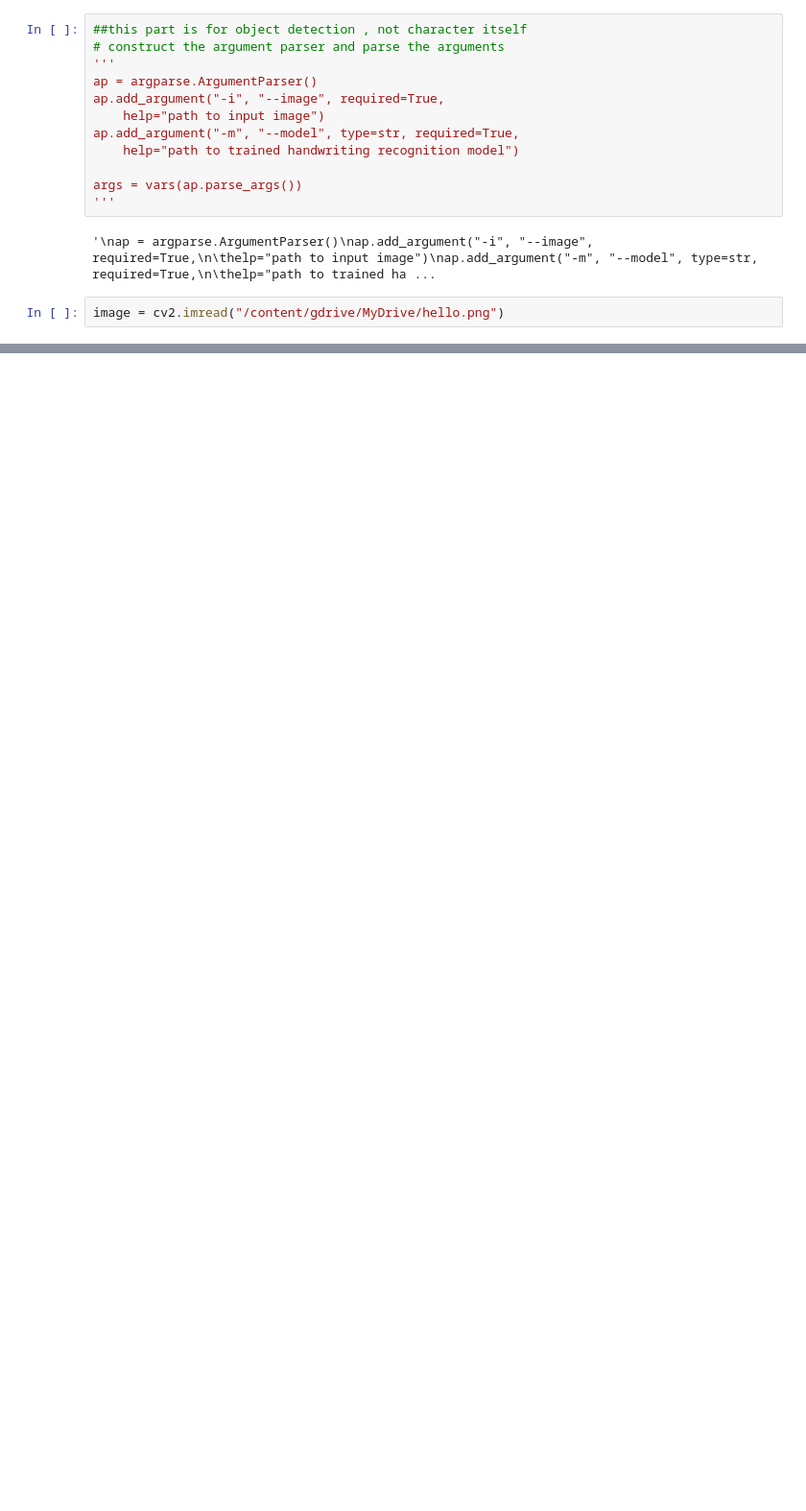
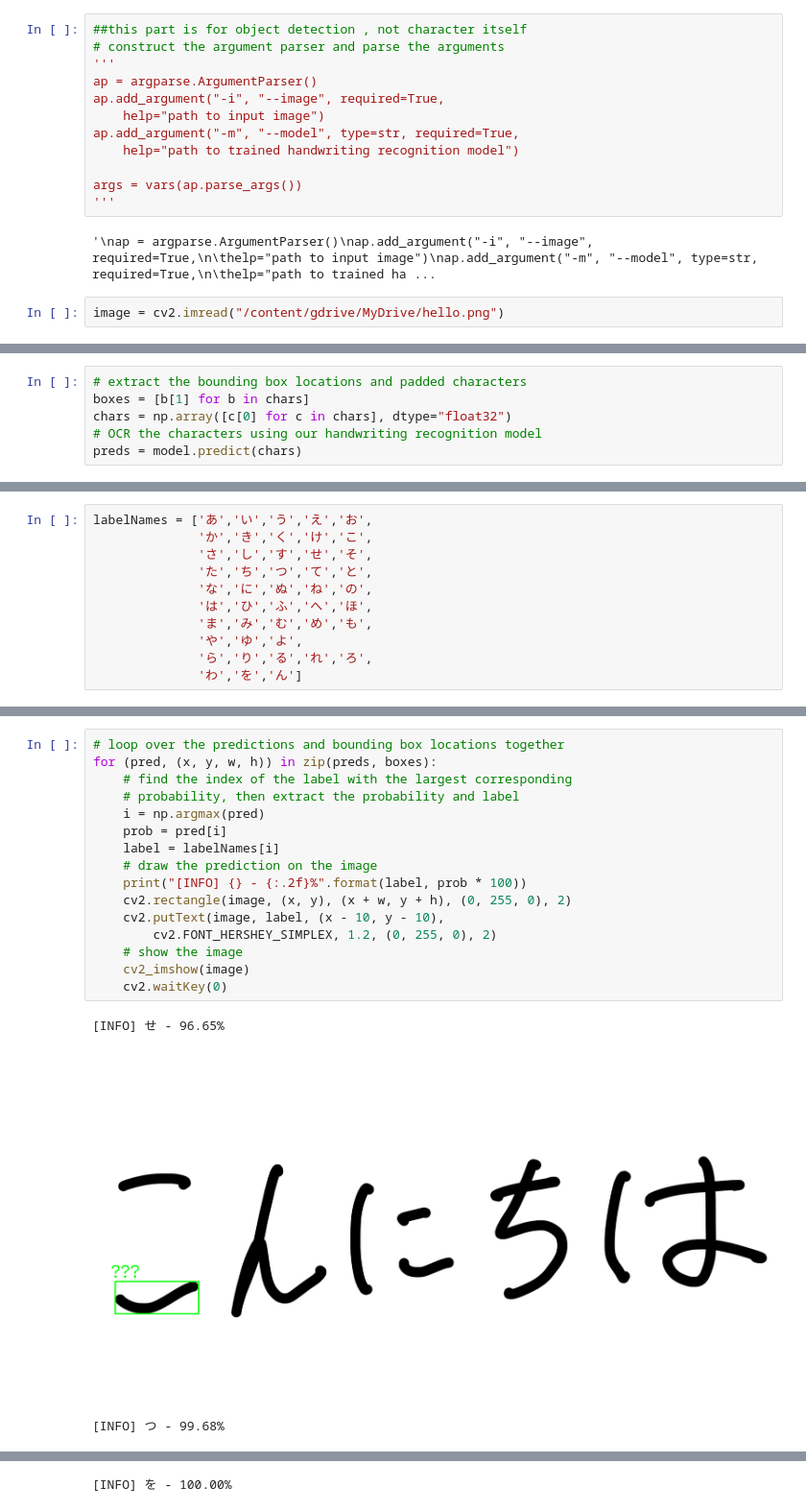
Before and after one commit to beatlesatani/OCR_project, a Jupyter notebook: Untitled0.ipynb, the cells around one changed output, grey strips where cells are left out. Shown at 96% size. Cells and saved outputs as stored; diff of their text form; blank space fills up the shorter version.

```diff
--- a/Untitled0.ipynb
+++ b/Untitled0.ipynb
@@ -247,0 +283,6 @@ model.predict()
+# %%
+# extract the bounding box locations and padded characters
+boxes = [b[1] for b in chars]
+chars = np.array([c[0] for c in chars], dtype="float32")
+# OCR the characters using our handwriting recognition model
+preds = model.predict(chars)
@@ -247,0 +303,11 @@ model.predict()
+# %%
+labelNames = ['あ','い','う','え','お',
+              'か','き','く','け','こ',
+              'さ','し','す','せ','そ',
+              'た','ち','つ','て','と',
+              'な','に','ぬ','ね','の',
+              'は','ひ','ふ','へ','ほ',
+              'ま','み','む','め','も',
+              'や','ゆ','よ',
+              'ら','り','る','れ','ろ',
+              'わ','を','ん']
@@ -247,0 +316,20 @@ model.predict()
+# %%
+# loop over the predictions and bounding box locations together
+for (pred, (x, y, w, h)) in zip(preds, boxes):
+	# find the index of the label with the largest corresponding
+	# probability, then extract the probability and label
+	i = np.argmax(pred)
+	prob = pred[i]
+	label = labelNames[i]
+	# draw the prediction on the image
+	print("[INFO] {} - {:.2f}%".format(label, prob * 100))
+	cv2.rectangle(image, (x, y), (x + w, y + h), (0, 255, 0), 2)
+	cv2.putText(image, label, (x - 10, y - 10),
+		cv2.FONT_HERSHEY_SIMPLEX, 1.2, (0, 255, 0), 2)
+	# show the image
+	cv2_imshow(image)
+	cv2.waitKey(0)
+# %% [output]
+[INFO] せ - 96.65%
+[figure, added]
+[INFO] つ - 99.68%
@@ -247,0 +337 @@ model.predict()
+[INFO] を - 100.00%
```
Also changed, not shown: parts of 30 cells of this notebook.
